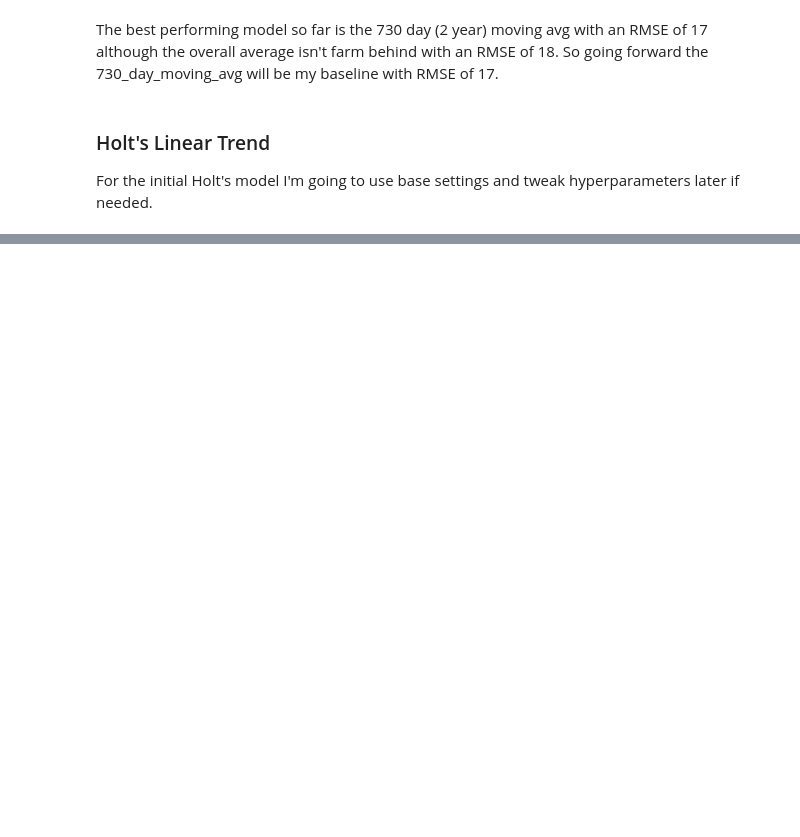
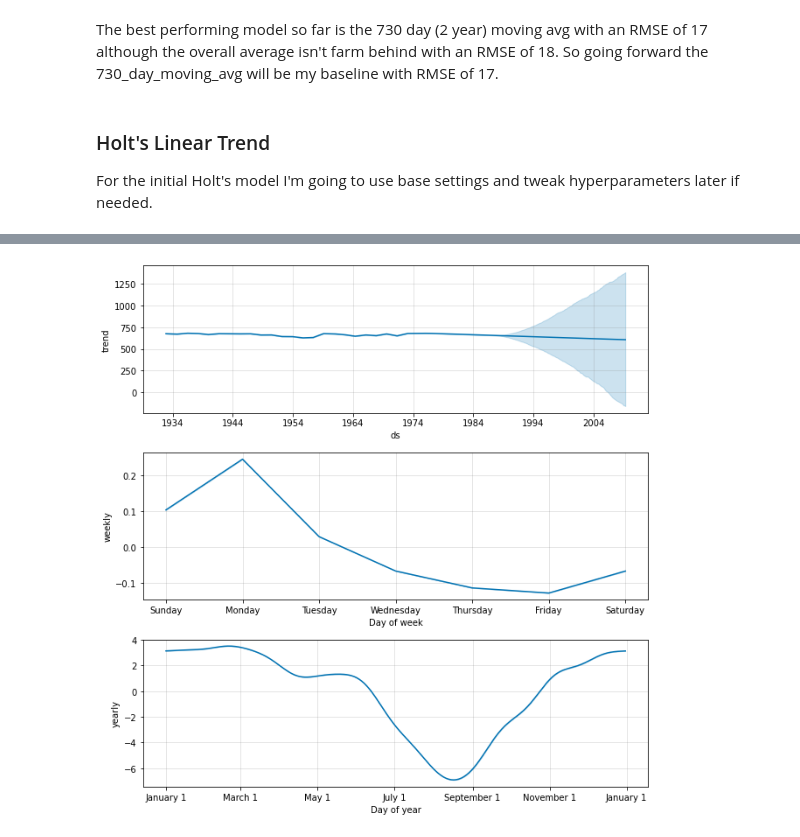
Before and after one commit to AndrewRachuig/edwards_aquifer_project, a Jupyter notebook: modeling_working_notebook.ipynb, the cells around one changed output, grey strips where cells are left out. Drawn from its saved outputs; the diff is of its cells as text; code cells hidden in the pictures; blank space fills up the shorter version.

```diff
--- a/modeling_working_notebook.ipynb
+++ b/modeling_working_notebook.ipynb
@@ -192,0 +344,4 @@ I will need to find a better model if I am going to beat baseline, but it's enti
+# %%
+# Additional regression column for the model to use later
+train['is_rainy'] = (weather.total_monthly_precip > weather.total_monthly_precip.mean()).asfreq('D', method='bfill')
+train_for_prophet['is_rainy'] = train.is_rainy
@@ -192,0 +358,5 @@ I will need to find a better model if I am going to beat baseline, but it's enti
+# %%
+# Creating the Prophet model
+model = Prophet()
+# Fitting the model to the train_for_prophet dataframe
+model.fit(train_for_prophet)
@@ -192,0 +367,5 @@ I will need to find a better model if I am going to beat baseline, but it's enti
+# %%
+# Making the future dataframe to use in the next step for forecasting predictions, the periods parameter here equals
+# equals the length of the validate dataframe.
+future = model.make_future_dataframe(periods = 7989)
+future.tail()
@@ -192,0 +390,4 @@ I will need to find a better model if I am going to beat baseline, but it's enti
+# %%
+# Forecasting/Predicting into the future of validate
+forecast = model.predict(future)
+forecast[['ds','yhat','yhat_lower','yhat_upper']].tail()
@@ -192,0 +401,6 @@ I will need to find a better model if I am going to beat baseline, but it's enti
+# %%
+# Plotting out the trend, as well as weekly and yearly seasonality
+model.plot_components(forecast)
+None
+# %% [output]
+[figure, added]
```
Also changed, not shown: parts of 54 cells of this notebook.
